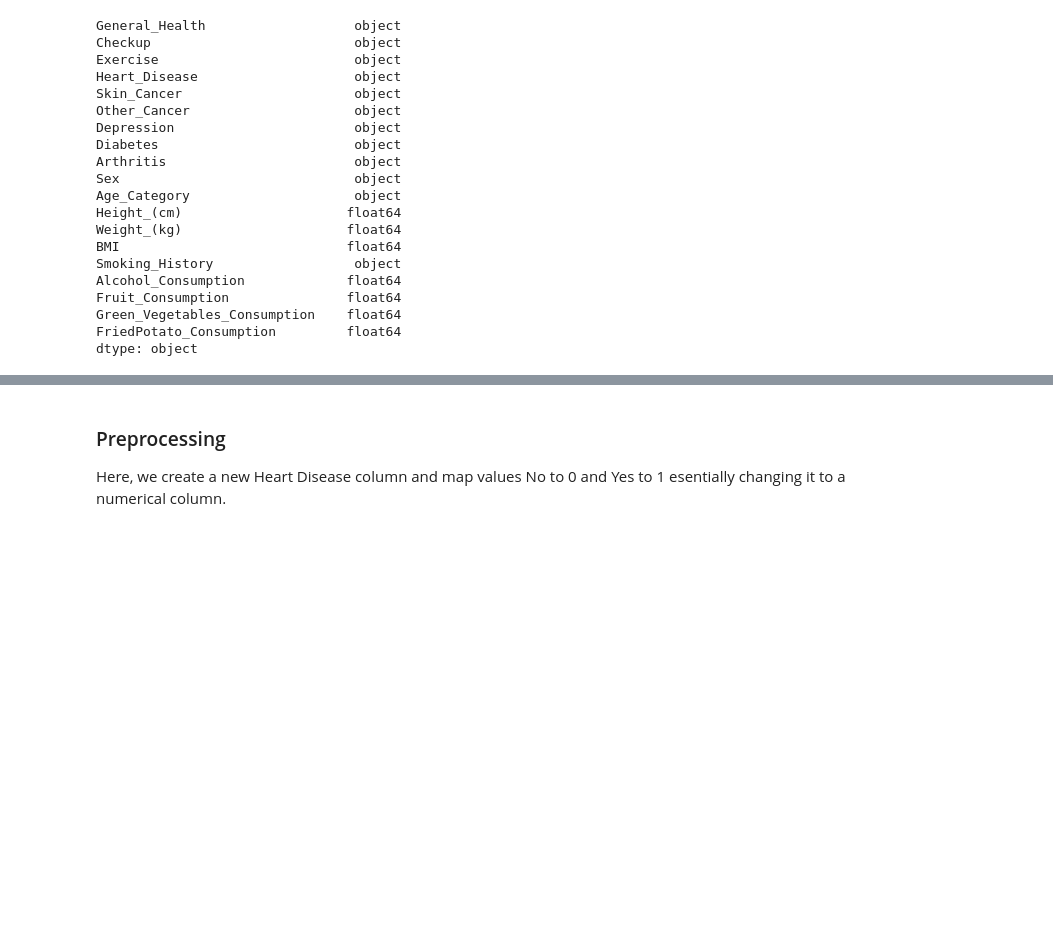
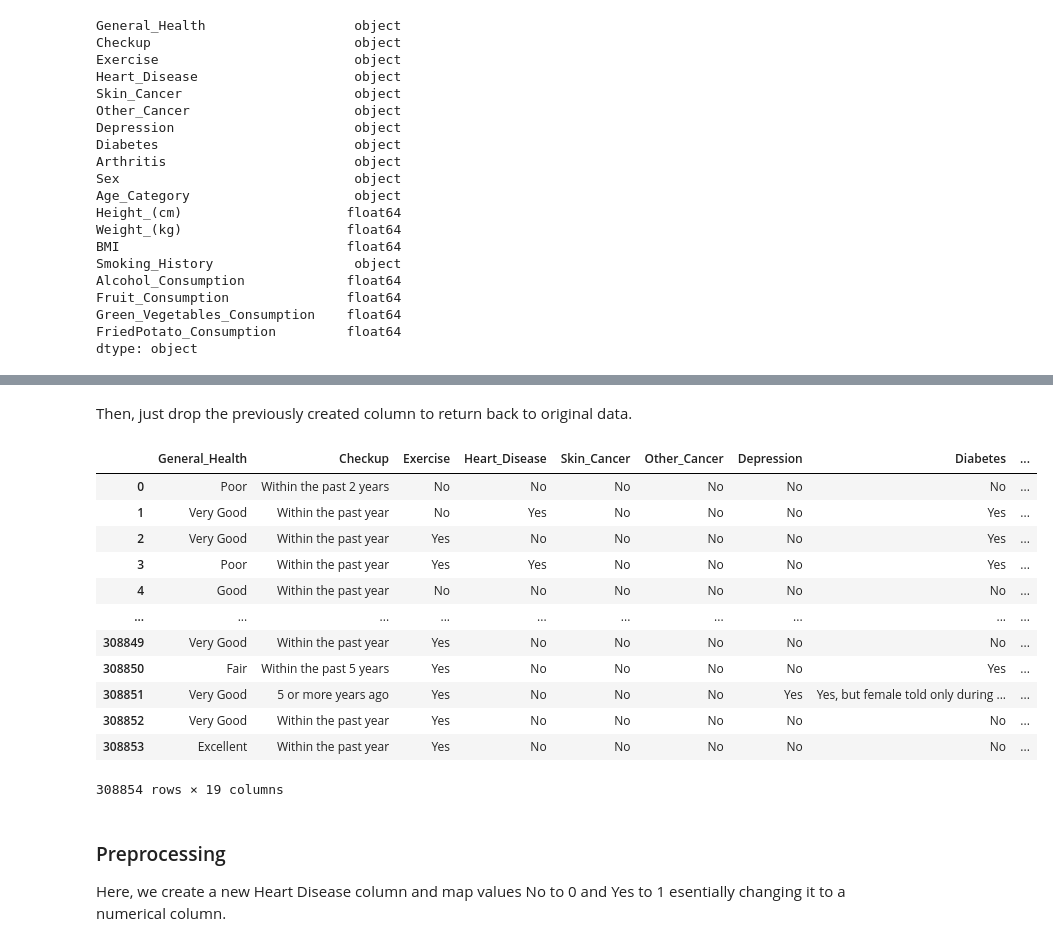
Before and after one commit to willdphan/cardiovascular-disease, a Jupyter notebook: Cardiovascular_Disease.ipynb, the cells around one changed output, grey strips where cells are left out. Saved outputs shown, nothing was run; the diff lists cells and outputs as text; code cells hidden in the pictures; blank space fills up the shorter version.

```diff
--- a/Cardiovascular_Disease.ipynb
+++ b/Cardiovascular_Disease.ipynb
@@ -427,3 +482,22 @@ plt.yticks(fontsize=5, rotation=45); # Adjusting yticks fontsize
+# %% [markdown]
+Then, just drop the previously created column to return back to original data.
+# %%
+df.drop('Heart_Disease_Encoded', axis=1, inplace=True)
+df
+# %% [output]
+|  | General_Health | Checkup | Exercise | Heart_Disease | Skin_Cancer | Other_Cancer | Depression | Diabetes | ... |
+| 0 | Poor | Within the past 2 years | No | No | No | No | No | No | ... |
+| 1 | Very Good | Within the past year | No | Yes | No | No | No | Yes | ... |
+| 2 | Very Good | Within the past year | Yes | No | No | No | No | Yes | ... |
+| 3 | Poor | Within the past year | Yes | Yes | No | No | No | Yes | ... |
+| 4 | Good | Within the past year | No | No | No | No | No | No | ... |
+| ... | ... | ... | ... | ... | ... | ... | ... | ... | ... |
+| 308849 | Very Good | Within the past year | Yes | No | No | No | No | No | ... |
+| 308850 | Fair | Within the past 5 years | Yes | No | No | No | No | Yes | ... |
+| 308851 | Very Good | 5 or more years ago | Yes | No | No | No | Yes | Yes, but female told only during ... | ... |
+| 308852 | Very Good | Within the past year | Yes | No | No | No | No | No | ... |
+| 308853 | Excellent | Within the past year | Yes | No | No | No | No | No | ... |
+308854 rows × 19 columns
 # %% [markdown]
 ### Preprocessing
 Here, we create a new Heart Disease column and map values No to 0 and Yes to 1 esentially changing it to a numerical column.
```
Also changed, not shown: parts of 23 cells of this notebook.
